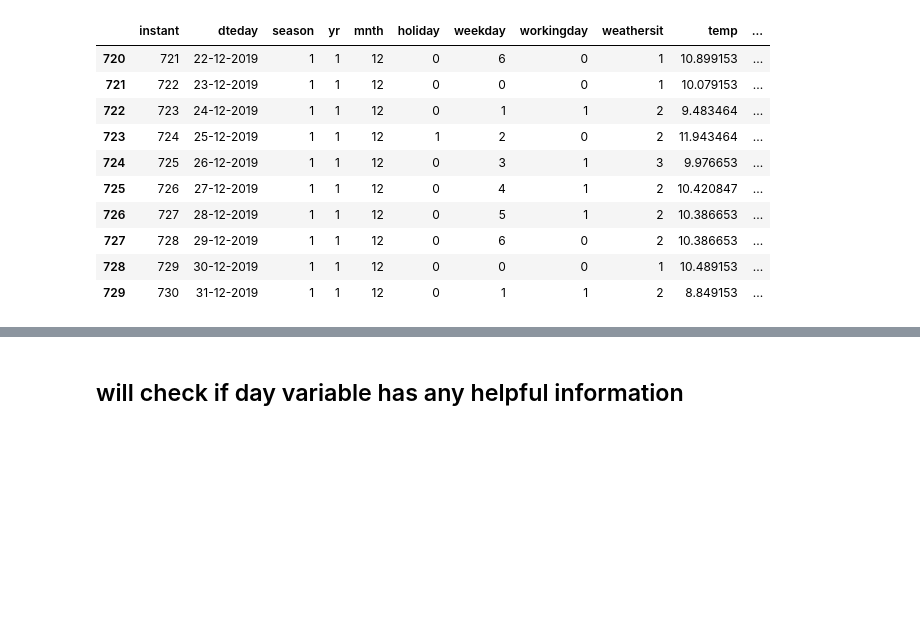
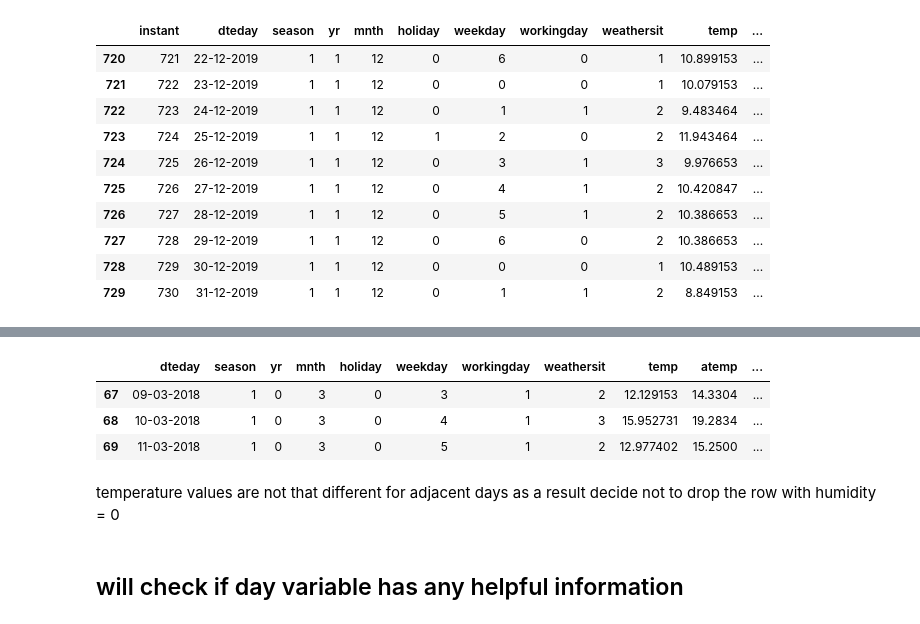
Before and after one commit to graison-thomas/BoomBikesAssignment, a Jupyter notebook: Graison.ipynb, the cells around one changed output, grey strips where cells are left out. Cells and saved outputs as stored; diff of their text form; code cells hidden in the pictures; blank space fills up the shorter version.

```diff
--- a/Graison.ipynb
+++ b/Graison.ipynb
@@ -58,3 +95,12 @@ data.drop(['casual', 'registered'], axis = 1, inplace = True)
+# %%
+data[(data['dteday'].isin(["10-03-2018","11-03-2018" , "09-03-2018"]))]
+# %% [output]
+|  | dteday | season | yr | mnth | holiday | weekday | workingday | weathersit | temp | atemp | ... |
+| 67 | 09-03-2018 | 1 | 0 | 3 | 0 | 3 | 1 | 2 | 12.129153 | 14.3304 | ... |
+| 68 | 10-03-2018 | 1 | 0 | 3 | 0 | 4 | 1 | 3 | 15.952731 | 19.2834 | ... |
+| 69 | 11-03-2018 | 1 | 0 | 3 | 0 | 5 | 1 | 2 | 12.977402 | 15.2500 | ... |
+# %% [markdown]
+temperature values are not that different for adjacent days as a result decide not to drop the row with humidity = 0
 # %%
 #from the dteday field month and year are already available so will extract day and drop this variable
 data['dteday'] = pd.to_datetime(data['dteday'],format="%d-%m-%Y")
```
Also changed, not shown: parts of 19 cells of this notebook.
